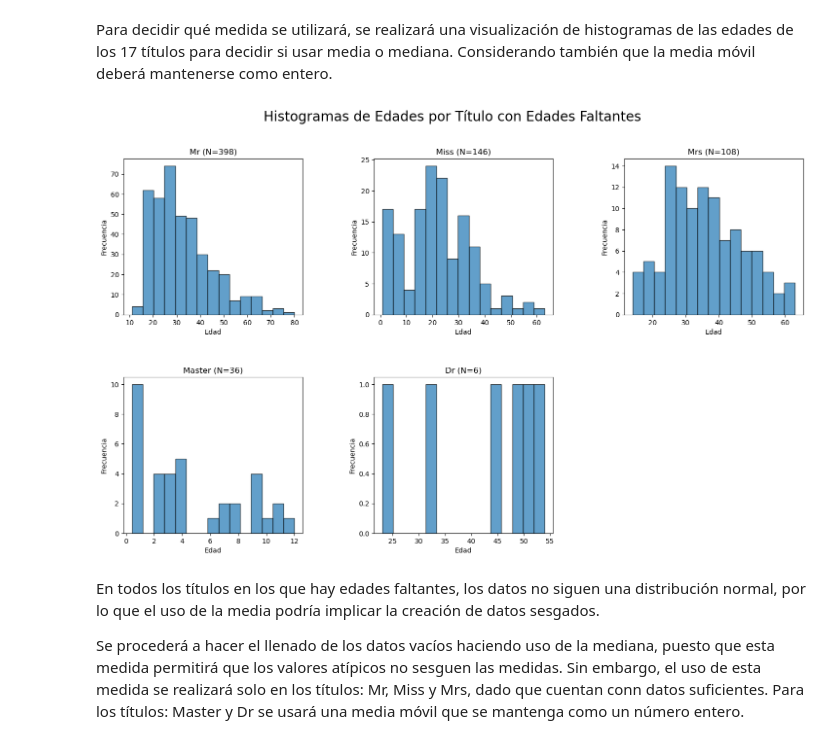
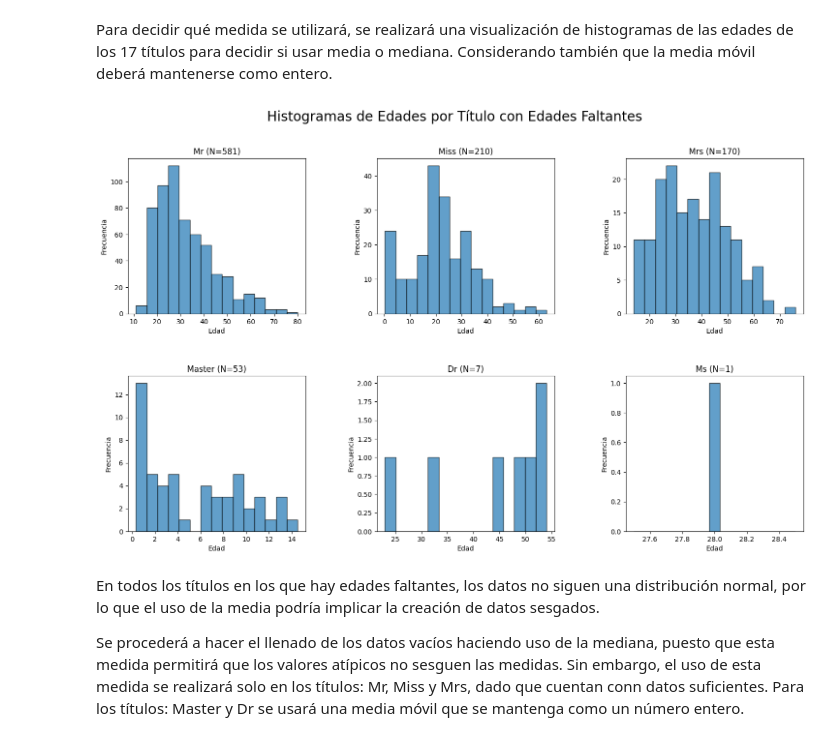
Before and after one commit to AndresOrantes/Reto_Titanic_Equipo5, a Jupyter notebook: InicioTitanic.ipynb, the cells around one changed output. Drawn from its saved outputs; the diff is of its cells as text; code cells hidden in the pictures.

```diff
--- a/InicioTitanic.ipynb
+++ b/InicioTitanic.ipynb
@@ -11,7 +11,7 @@ import plotly.express as px
 # %%
 train=pd.read_csv("train.csv")
 test=pd.read_csv("test.csv")
-df = pd.concat([train, test])
+df = pd.concat([train, test],ignore_index=True)
 df
 # %% [output]
 |  | PassengerId | Survived | Pclass | Name | Sex | Age | SibSp | Parch | Ticket | Fare | ... |
@@ -187,25 +187,25 @@ fig = px.bar(edades_faltantes, x='Title', y='Missing Count',
 fig.show()
 # %%
 # Títulos con valores faltantes
-titulos_con_faltantes = ['Mr', 'Miss', 'Mrs', 'Master', 'Dr']
+titulos_con_faltantes = ['Mr', 'Miss', 'Mrs', 'Master', 'Dr', 'Ms']
 
 plt.figure(figsize=(18, 10))
 plt.subplots_adjust(hspace=0.4, wspace=0.4)
 
 # Histogramas
 for i, titulo in enumerate(titulos_con_faltantes):
     plt.subplot(2, 3, i+1)
-    subset = train[(train['Title'] == titulo) & (train['Age'].notnull())]['Age']  # Filtrar las edades no nulas
+    subset = df[(df['Title'] == titulo) & (df['Age'].notnull())]['Age']  # Filtrar las edades no nulas
     plt.hist(subset, bins=15, edgecolor='black', alpha=0.7)  # Histograma
     plt.title(f'{titulo} (N={len(subset)})')  # Título del subplot con la cantidad de datos
     plt.xlabel('Edad')
     plt.ylabel('Frecuencia')
 
 # Título general del gráfico
 plt.suptitle('Histogramas de Edades por Título con Edades Faltantes', fontsize=20)
 plt.show()
 # %% [output]
-[figure, old version]
+[figure, new version]
 # %% [markdown]
 En todos los títulos en los que hay edades faltantes, los datos no siguen una distribución normal, por lo que el uso de la media podría implicar la creación de datos sesgados.
 
```
Also changed, not shown: parts of 5 cells of this notebook.
